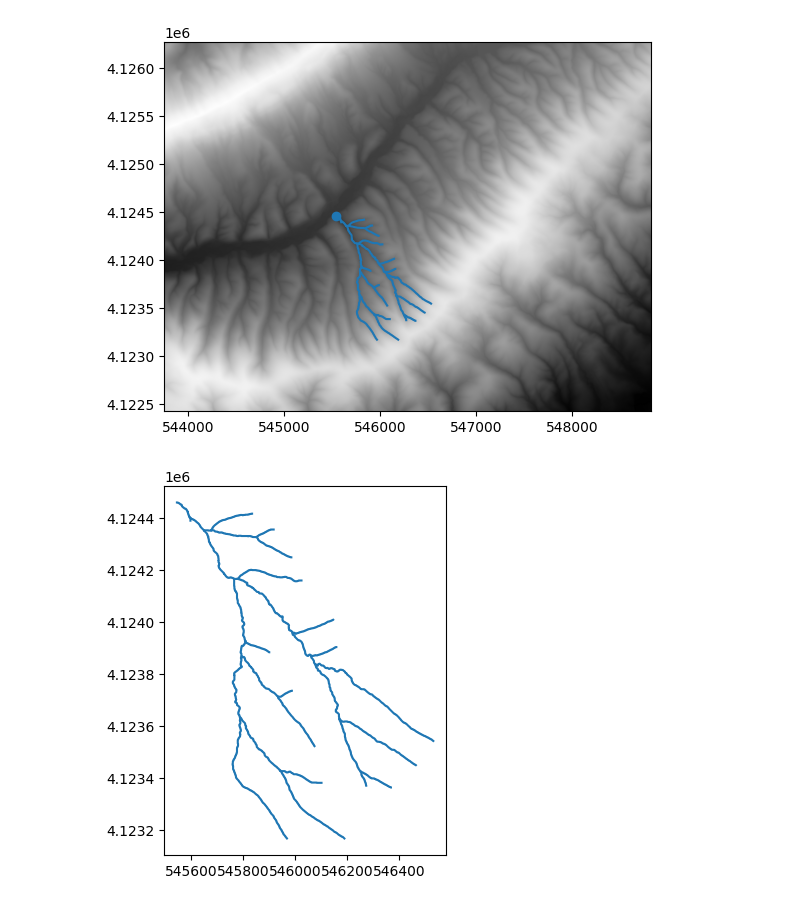
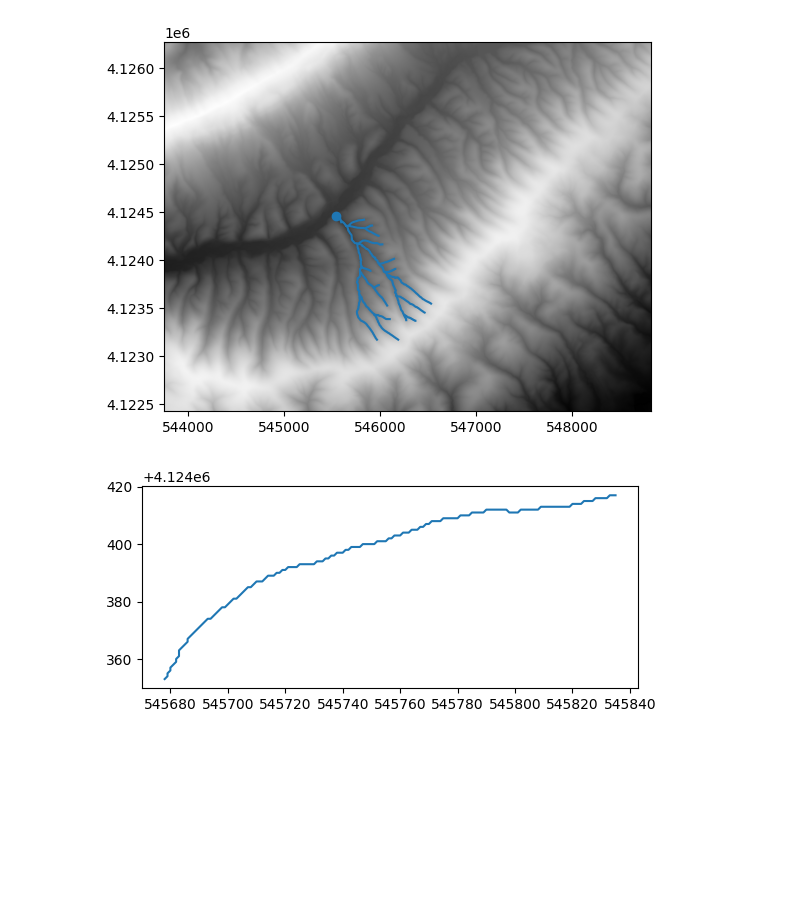
Before and after one commit to wherediddavidgo/multitemporal_RSSA, a Jupyter notebook: field_data.ipynb, the cells around one changed output. Cells and saved outputs as stored; diff of their text form; code cells hidden in the pictures; blank space fills up the shorter version.

Commit message:
line interpolation

```diff
--- a/field_data.ipynb
+++ b/field_data.ipynb
@@ -72,9 +72,9 @@ ax.scatter(ppx, ppy, zorder=5)
 [figure]
 # %%
 fig, ax1 = plt.subplots()
-for l in lines['features']:
+for l in lines['features'][0:1]:
     reach = np.asarray(l['geometry']['coordinates'])
     ax1.plot(reach[:, 0], reach[:, 1], c='tab:blue')
     ax1.set_aspect('equal')
 # %% [output]
-[figure, old version]
+[figure, new version]
```
Also changed, not shown: parts of 6 cells of this notebook.
